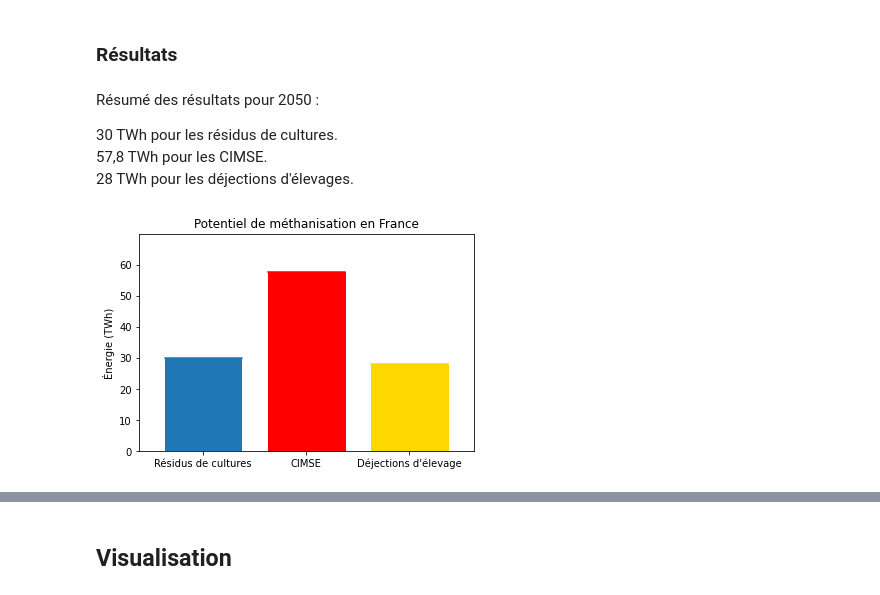
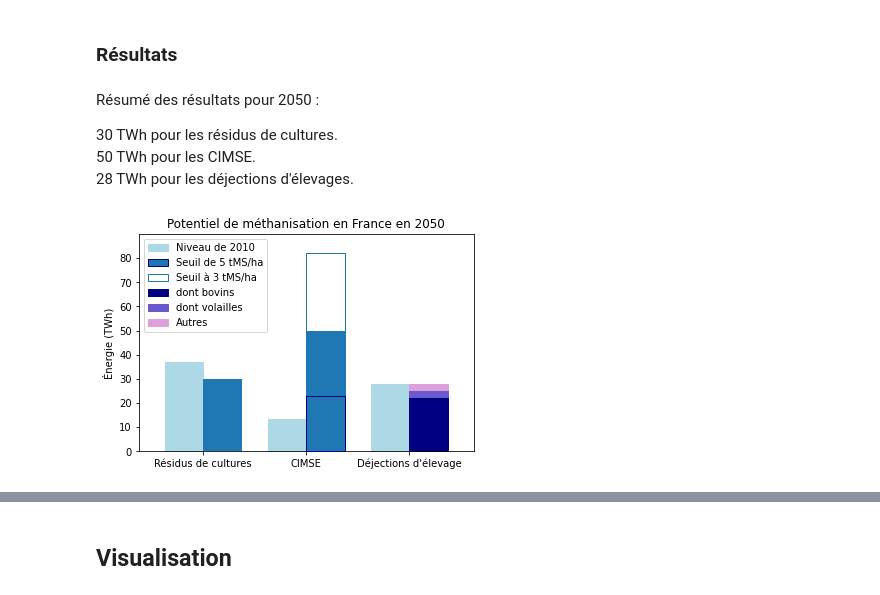
Before and after one commit to 20castro/Mini-projet_Biogaz, a Jupyter notebook: Gisement.ipynb, the cells around one changed output, grey strips where cells are left out. Saved outputs shown, nothing was run; the diff lists cells and outputs as text; code cells hidden in the pictures.

Commit message:
Visualisation potentiel total

```diff
--- a/Gisement.ipynb
+++ b/Gisement.ipynb
@@ -632,24 +668,35 @@ Résumé des résultats pour 2050 :
 
 30 TWh pour les résidus de cultures.
 \
-57,8 TWh pour les CIMSE.
+50 TWh pour les CIMSE.
 \
 28 TWh pour les déjections d'élevages.
 # %%
-X = np.array([5, 20])
+X = np.array([12.5, 20])
 
 plt.xlim(0, 65)
-plt.ylim(0, 70)
-plt.plot(X, np.array([30, 30]), label = 'Résidus de culture')
-plt.plot(X + 20, np.array([57.8, 57.8]), label = 'CIMSE', color = 'red')
-plt.plot(X + 40, np.array([28, 28]), label = "Déjections d'élevage", color = 'gold')
+plt.ylim(0, 90)
+plt.fill_between(X - 7.5, np.array([37, 37]), color = 'lightblue', label = 'Niveau de 2010')
 plt.fill_between(X, np.array([30, 30]))
-plt.fill_between(X + 20, np.array([57.8, 57.8]), color = 'red')
-plt.fill_between(X + 40, np.array([28, 28]), color = 'gold')
+plt.fill_between(X + 12.5, np.array([13.3, 13.3]), color = 'lightblue')
+plt.fill_between(X + 20, np.array([50, 50]), color = 'tab:blue', zorder = 2,
+                edgecolor = 'tab:blue')
+plt.fill_between(X + 20, np.array([23, 23]), color = 'tab:blue', edgecolor = 'navy',
+         label = 'Seuil de 5 tMS/ha', zorder = 3)
+plt.fill_between(X + 20, np.array([82, 82]), color = 'white', edgecolor = 'tab:blue',
+                 label = 'Seuil à 3 tMS/ha', zorder = 1)
+plt.fill_between(X + 32.5, np.array([28, 28]), color = 'lightblue')
+plt.fill_between(X + 40, np.array([.8*28, .8*28]),
+                 color = 'navy', label = 'dont bovins')
+plt.fill_between(X + 40, np.array([.9*28, .9*28]), np.array([.8*28, .8*28]),
+                 color = 'slateblue', label = 'dont volailles')
+plt.fill_between(X + 40, np.array([28, 28]), np.array([.9*28, .9*28]),
+                 color = 'plum', label = 'Autres')
 plt.xticks(np.arange(12.5, 53, 20), ('Résidus de cultures', 'CIMSE', "Déjections d'élevage"))
-plt.yticks(np.arange(0, 61, 10))
-plt.title('Potentiel de méthanisation en France')
-plt.ylabel('Énergie (TWh)');
+plt.yticks(np.arange(0, 81, 10))
+plt.title('Potentiel de méthanisation en France en 2050')
+plt.ylabel('Énergie (TWh)')
+plt.legend(loc = 'upper left');
 #plt.savefig('methanisation.png', dpi = 1200)
 # %% [output]
-[figure, old version]
+[figure, new version]
```
Also changed, not shown: parts of 9 cells of this notebook, 2 other files.
